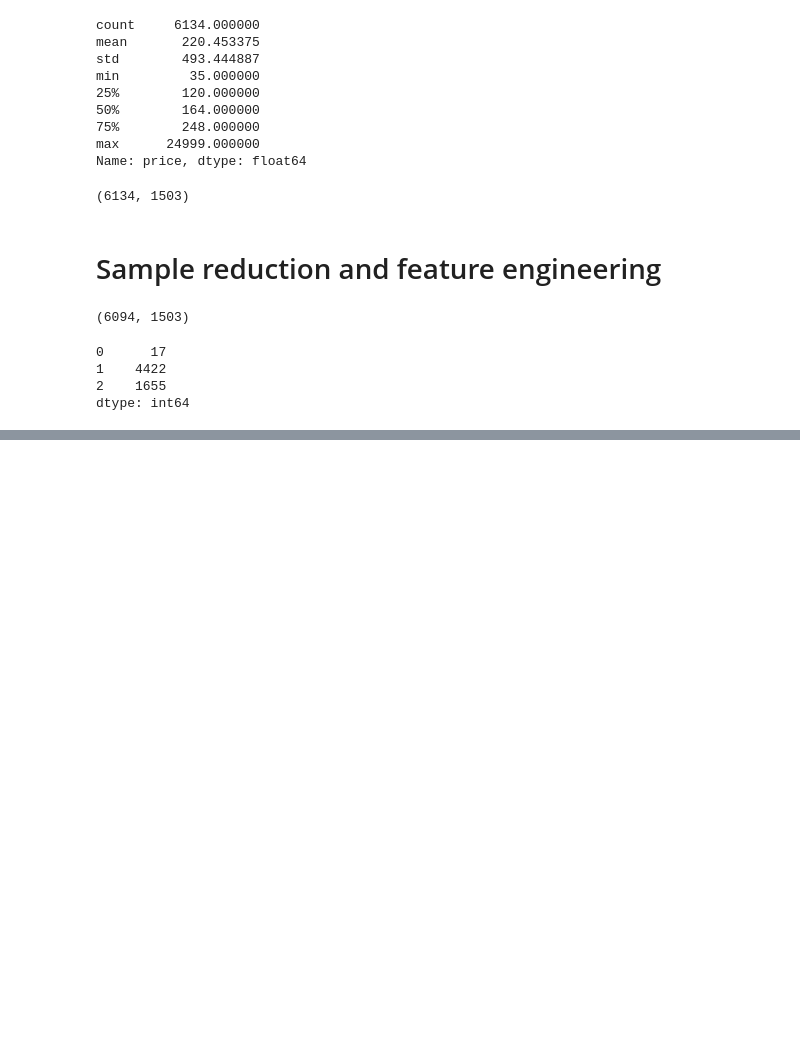
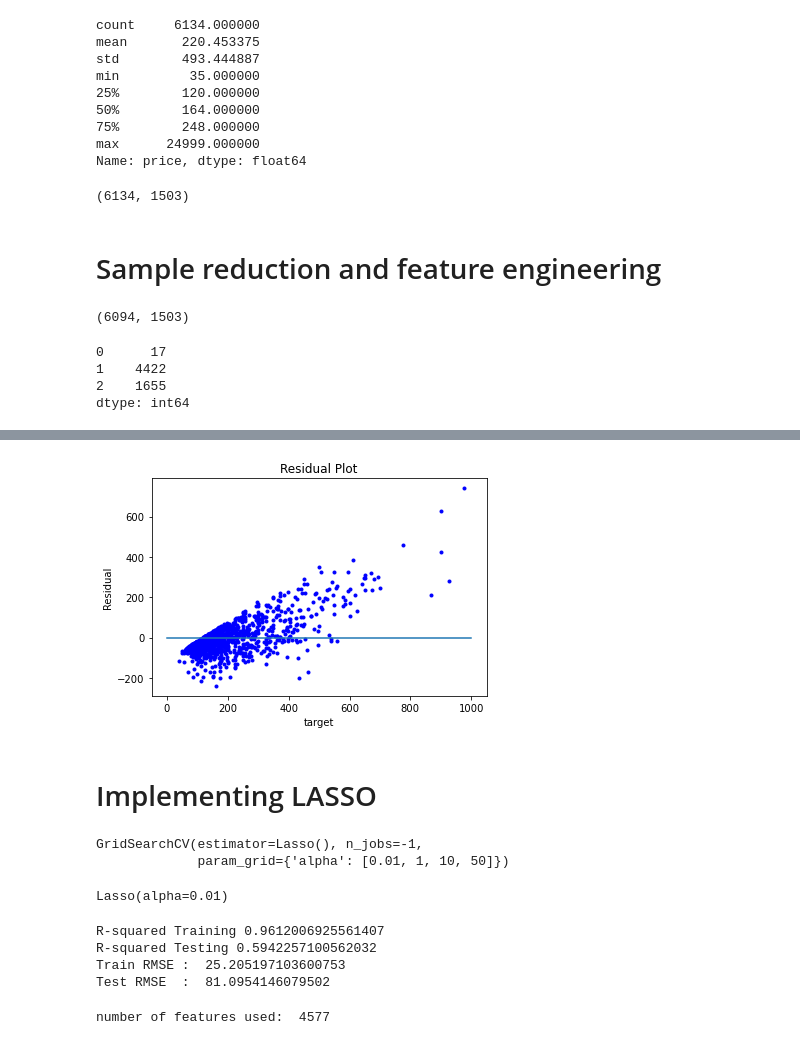
Before and after one commit to pilipentseva/predictions, a Jupyter notebook: Predictions_HW2_airbnb_SD.ipynb, the cells around one changed output, grey strips where cells are left out. Drawn from its saved outputs; the diff is of its cells as text; code cells hidden in the pictures; blank space fills up the shorter version.

```diff
--- a/Predictions_HW2_airbnb_SD.ipynb
+++ b/Predictions_HW2_airbnb_SD.ipynb
@@ -1559,0 +1588,12 @@ There are 0 columns that have missing values.
+# %%
+res = y_test - y_test_pred
+plt.plot(y_test,res,'b.')
+plt.plot([1000,0],[0,0])
+plt.xlabel("target")
+plt.ylabel("Residual")
+plt.title("Residual Plot")
+plt.show()
+# %% [output]
+[figure, added]
+# %% [markdown]
+# Implementing LASSO
@@ -1559,0 +1603,12 @@ There are 0 columns that have missing values.
+# %%
+
+params =  {'alpha':[0.01,1,10,50]} #define parameters for LASSO
+lasso_grid = GridSearchCV(Lasso(),param_grid=params,n_jobs=-1)
+lasso_grid.fit(X_train, y_train)
+# %% [output]
+GridSearchCV(estimator=Lasso(), n_jobs=-1,
+             param_grid={'alpha': [0.01, 1, 10, 50]})
+# %%
+lasso_grid.best_estimator_
+# %% [output]
+Lasso(alpha=0.01)
@@ -1559,0 +1617,18 @@ There are 0 columns that have missing values.
+# %%
+y_train_pred = Lasso_model_1.predict(X_train)
+y_pred = Lasso_model_1.predict(X_test)
+from sklearn.metrics import r2_score, mean_squared_error
+print ("R-squared Training",r2_score(y_train, y_train_pred))
+print ("R-squared Testing",r2_score(y_test, y_pred))
+print ("Train RMSE : ",np.sqrt(mean_squared_error(y_train, y_train_pred)))
+print ("Test RMSE  : ",np.sqrt(mean_squared_error(y_test, y_pred)))
+# %% [output]
+R-squared Training 0.9612006925561407
+R-squared Testing 0.5942257100562032
+Train RMSE :  25.205197103600753
+Test RMSE  :  81.0954146079502
+# %%
+coeff_used = np.sum(Lasso_model_1.coef_!=0)
+print("number of features used: ", coeff_used)
+# %% [output]
+number of features used:  4577
```
Also changed, not shown: parts of 78 cells of this notebook.
